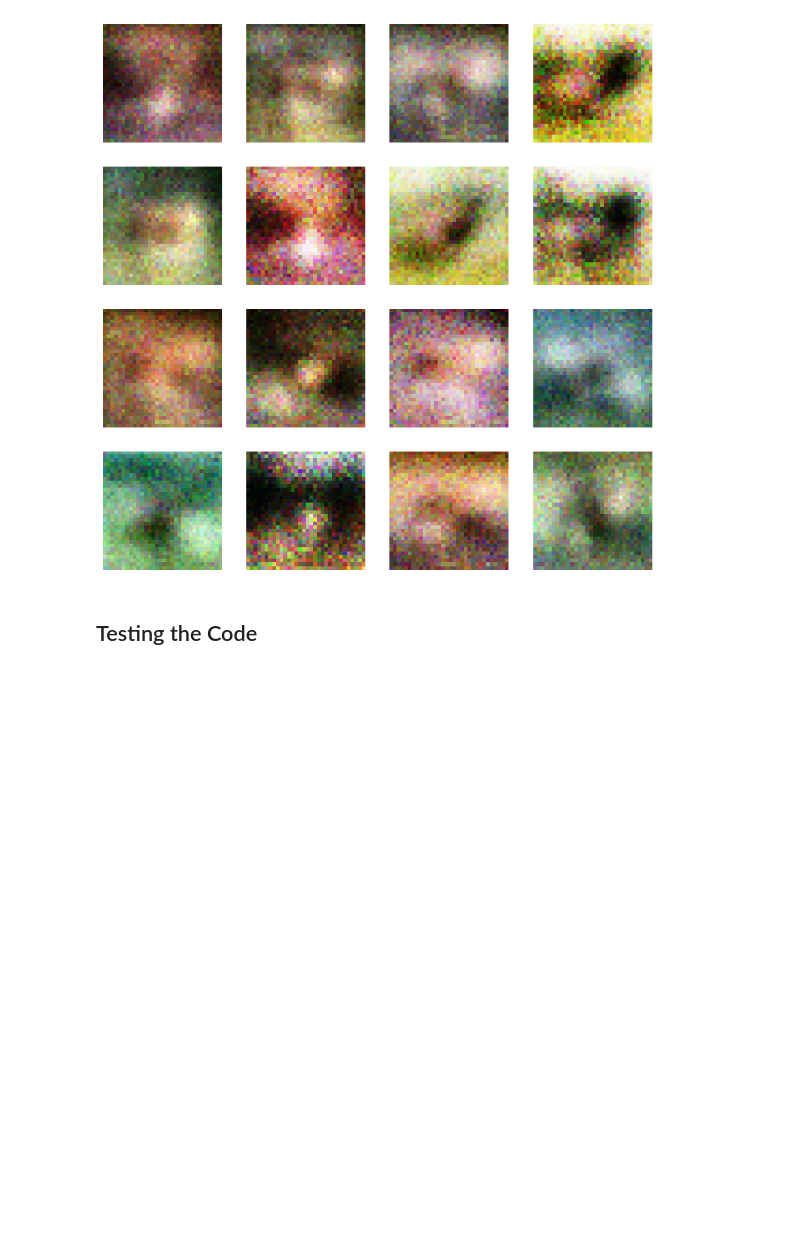
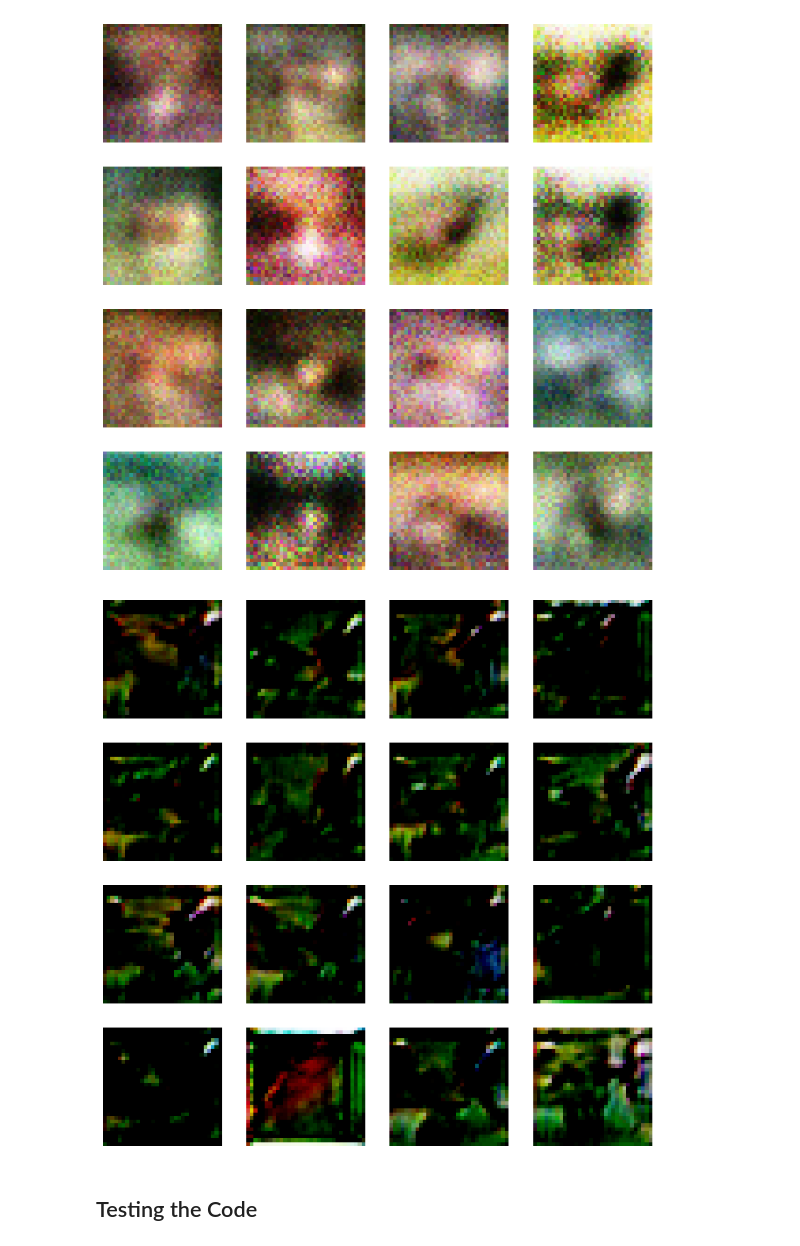
Before and after one commit to zseda/From-Duplication-to-Diversification-GANs, a Jupyter notebook: metric_notebook.ipynb, the cells around one changed output. Saved outputs shown, nothing was run; the diff lists cells and outputs as text; code cells hidden in the pictures; blank space fills up the shorter version.

```diff
--- a/metric_notebook.ipynb
+++ b/metric_notebook.ipynb
@@ -65,6 +65,9 @@ vanillagan_image_tensors = load_images_as_tensors(directory_vanilla_gan)
 vanillagan_image_tensors.shape
 # %% [output]
 torch.Size([16, 3, 32, 32])
+# %%
+customgan_image_tensors = load_images_as_tensors(directory_custom_gan)
+customgan_image_tensors.shape
 # %%
 def show_imgs(imgs):
     plt.figure(figsize=(10, 10))
@@ -85,6 +88,10 @@ show_imgs(augmented_image_tensors)
 show_imgs(vanillagan_image_tensors)
 # %% [output]
 [figure]
+# %%
+show_imgs(customgan_image_tensors)
+# %% [output]
+[figure, added]
 # %%
 high_std_array = np.random.normal(loc=0.0, scale=10.0, size=(16, 3, 32, 32))
 low_std_array = np.random.normal(loc=0.0, scale=0.1, size=(16, 3, 32, 32))
```
Also changed, not shown: parts of 10 cells of this notebook.
